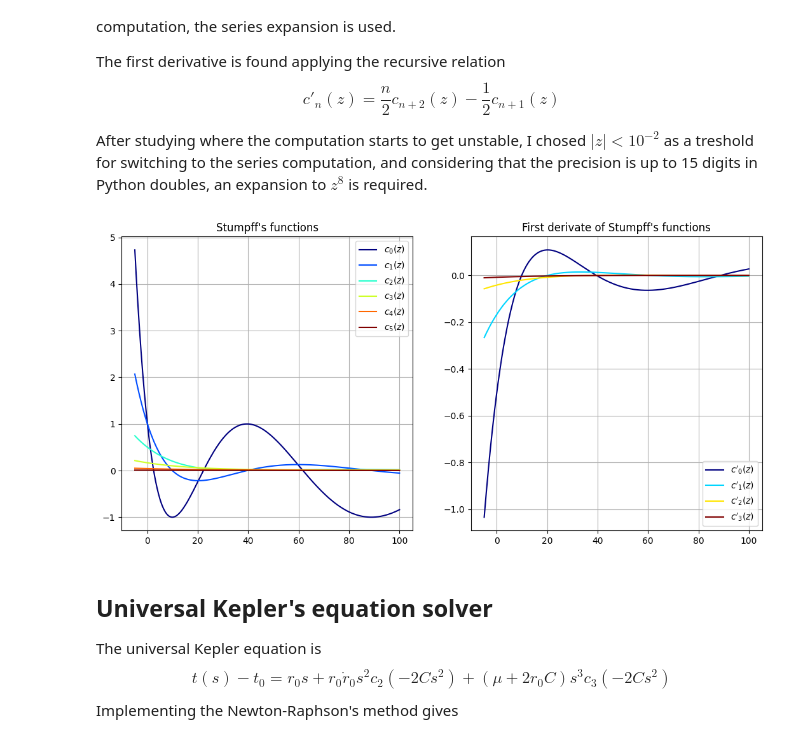
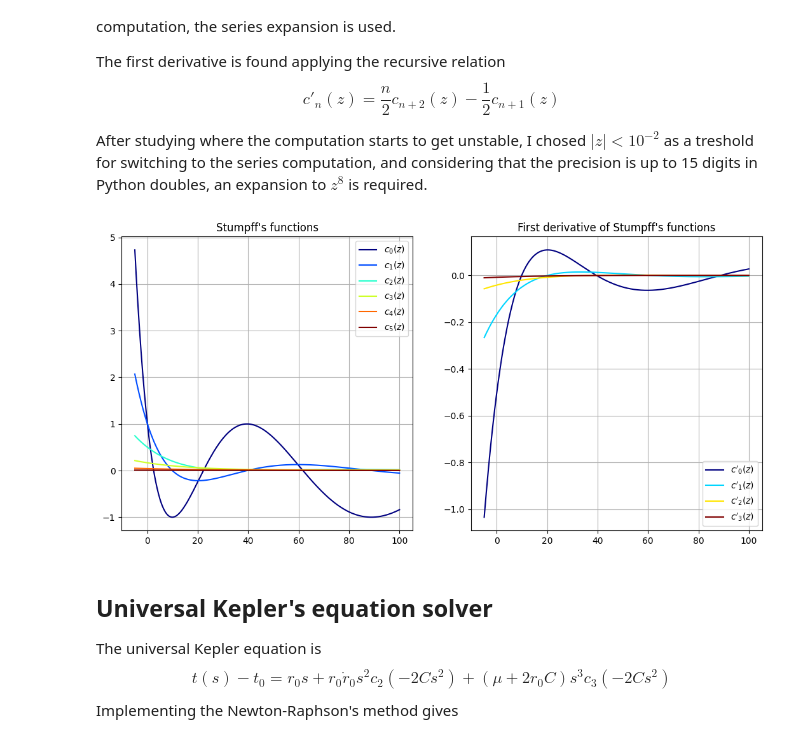
Before and after one commit to Giacomo-Menegatti/Celestial-Mechanics, a Jupyter notebook: Homework5/homework5.ipynb, the cells around one changed output. Cells and saved outputs as stored; diff of their text form; code cells hidden in the pictures.

```diff
--- a/Homework5/homework5.ipynb
+++ b/Homework5/homework5.ipynb
@@ -38,21 +39,21 @@ def c_prime(z, n=0):
 # %%
 x = np.linspace(-5, 100, 1000)
 
 fig, AX = plt.subplots(nrows=1, ncols=2, figsize=(13,6))
 
 AX[0].set_title("Stumpff's functions")
 for n, col in zip(range(0,6), cmaps.jet(np.linspace(0,1,6))):
   AX[0].plot(x, [c(z, n=n) for z in x], color=col,  label =f'$c_{n}(z)$')
 AX[0].legend()
 AX[0].grid()
 
-AX[1].set_title("First derivate of Stumpff's functions")
+AX[1].set_title("First derivative of Stumpff's functions")
 for n, col in zip(range(0,4), cmaps.jet(np.linspace(0,1,4))):
   AX[1].plot(x, [c_prime(z, n=n) for z in x], color=col,  label =f"$c'_{n}(z)$")
 AX[1].legend()
 AX[1].grid()
 # %% [output]
-[figure, old version]
+[figure, new version]
 # %% [markdown]
 ## Universal Kepler's equation solver
 The universal Kepler equation is $$ t(s)-t_0=r_0s + r_0 \dot r_0s^2 c_2(-2Cs^2)+(\mu+2r_0C)s^3c_3(-2Cs^2) $$
```
Also changed, not shown: parts of 12 cells of this notebook.
